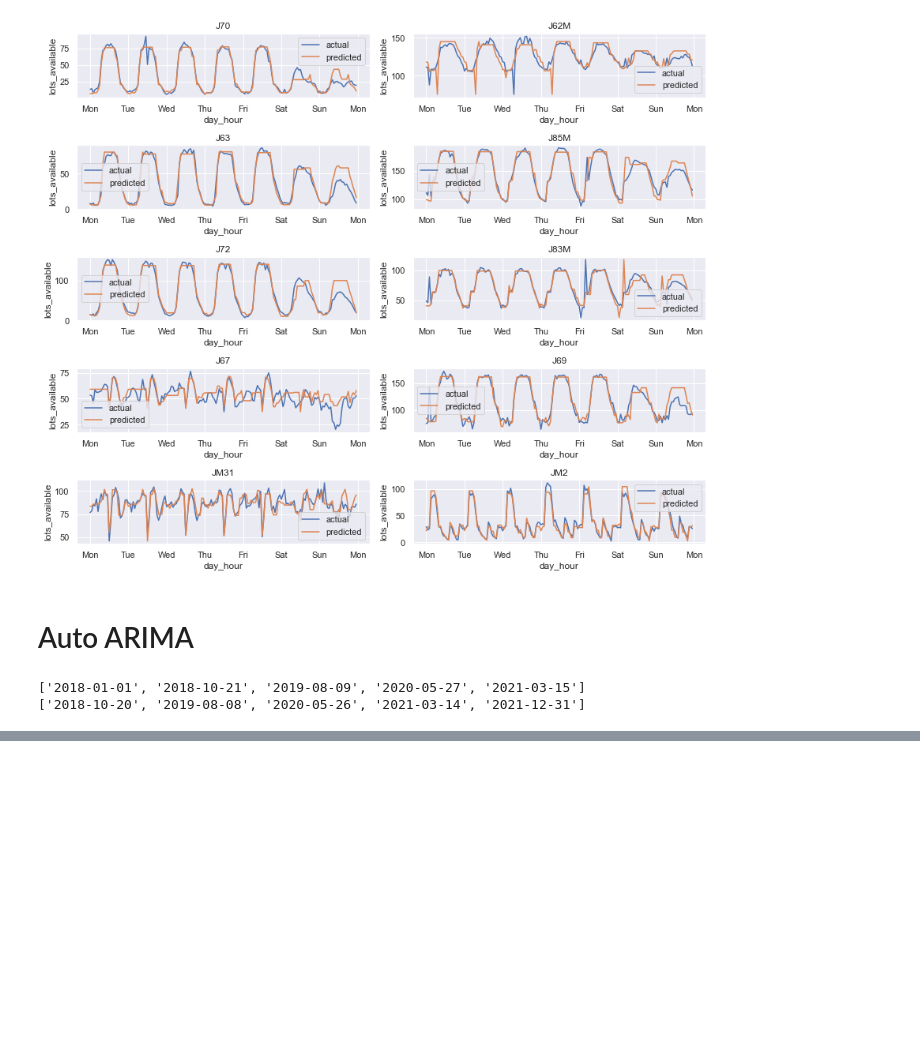
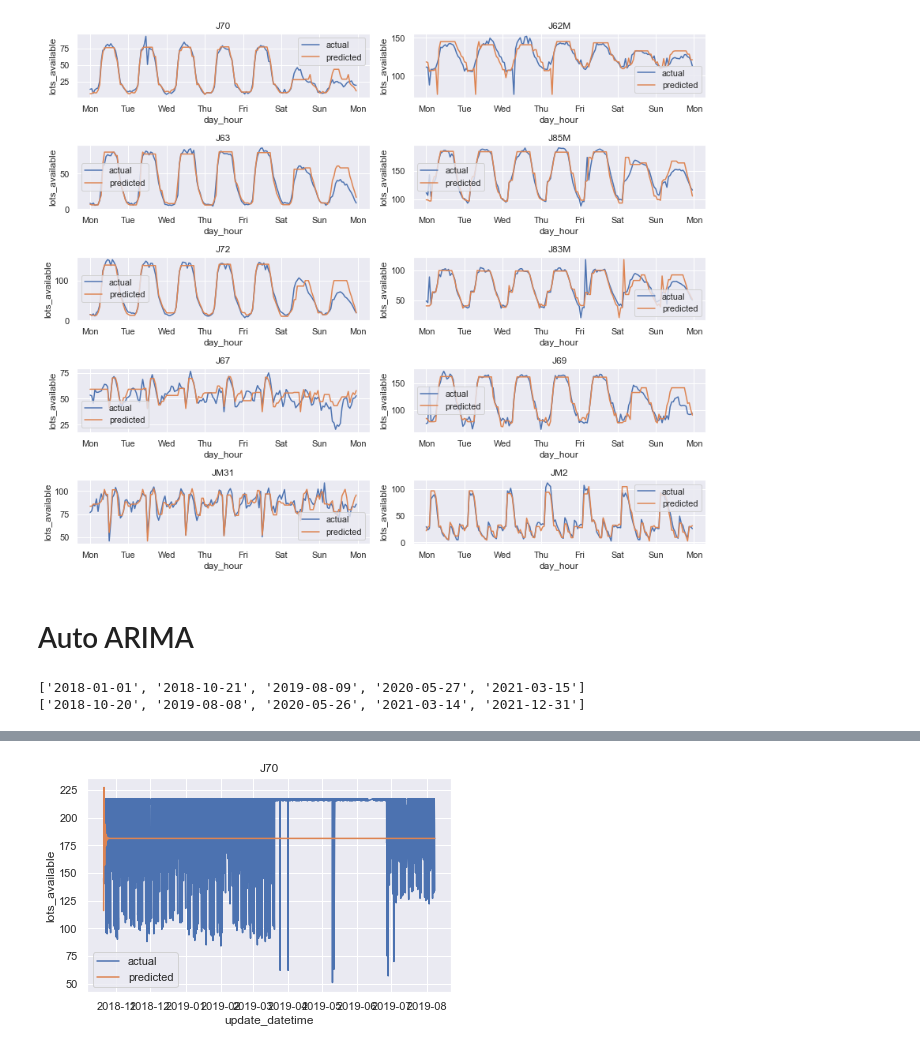
Before and after one commit to GarrickGoh/SC1015-Mini-Project, a Jupyter notebook: ML Model 1 & 2. Decision Tree Regressor, ARIMA.ipynb, the cells around one changed output, grey strips where cells are left out. Cells and saved outputs as stored; diff of their text form; code cells hidden in the pictures; blank space fills up the shorter version.

Commit message:
Updated ARIMA Model

```diff
--- a/ML Model 1 & 2. Decision Tree Regressor, ARIMA.ipynb
+++ b/ML Model 1 & 2. Decision Tree Regressor, ARIMA.ipynb
@@ -278,0 +291,4 @@ for i in range(0, 1):
+# %%
+test = arima_model.predict(n_periods=testing.shape[3])
+print(len(test))
+print(test)
@@ -278,0 +311,4 @@ for i in range(0, 1):
+# %%
+testing = forward_chain[1].copy()
+testing = testing[testing['carpark_number'] == carpark_arr[1]]
+testing["predicted_lots"] = test.tolist()
@@ -278,0 +331,21 @@ for i in range(0, 1):
+# %%
+fig, axis = plt.subplots()
+
+fig.tight_layout()
+
+i = 0
+# for carpark in dtreg_predictions.keys():
+dfPlot = testing
+#     dfPlot["day_hour"] = "2022-08-" + (dfPlot['day']+1).astype(str) + " " + dfPlot["hour"].astype(str) + ":0:0"
+#     dfPlot["day_hour"] = pd.to_datetime(dfPlot["day_hour"], format= "%Y-%m-%d %H:%M:%S")
+# date_format =  mdates.DateFormatter("%M")
+lp1 = sb.lineplot(x="update_datetime",y='lots_available', legend='brief', label="actual",data=dfPlot, ax=axis)
+lp2 = sb.lineplot(x="update_datetime",y='predicted_lots', legend='brief', label="predicted",data=dfPlot, ax=axis)
+lp1.set(title=str(carpark_arr[i]))
+# lp1.xaxis.set_major_formatter(date_format)
+# lp2.xaxis.set_major_formatter(date_format)
+
+i = i + 1
+fig.tight_layout()
+# %% [output]
+[figure, added]
```
Also changed, not shown: parts of 5 cells of this notebook.
